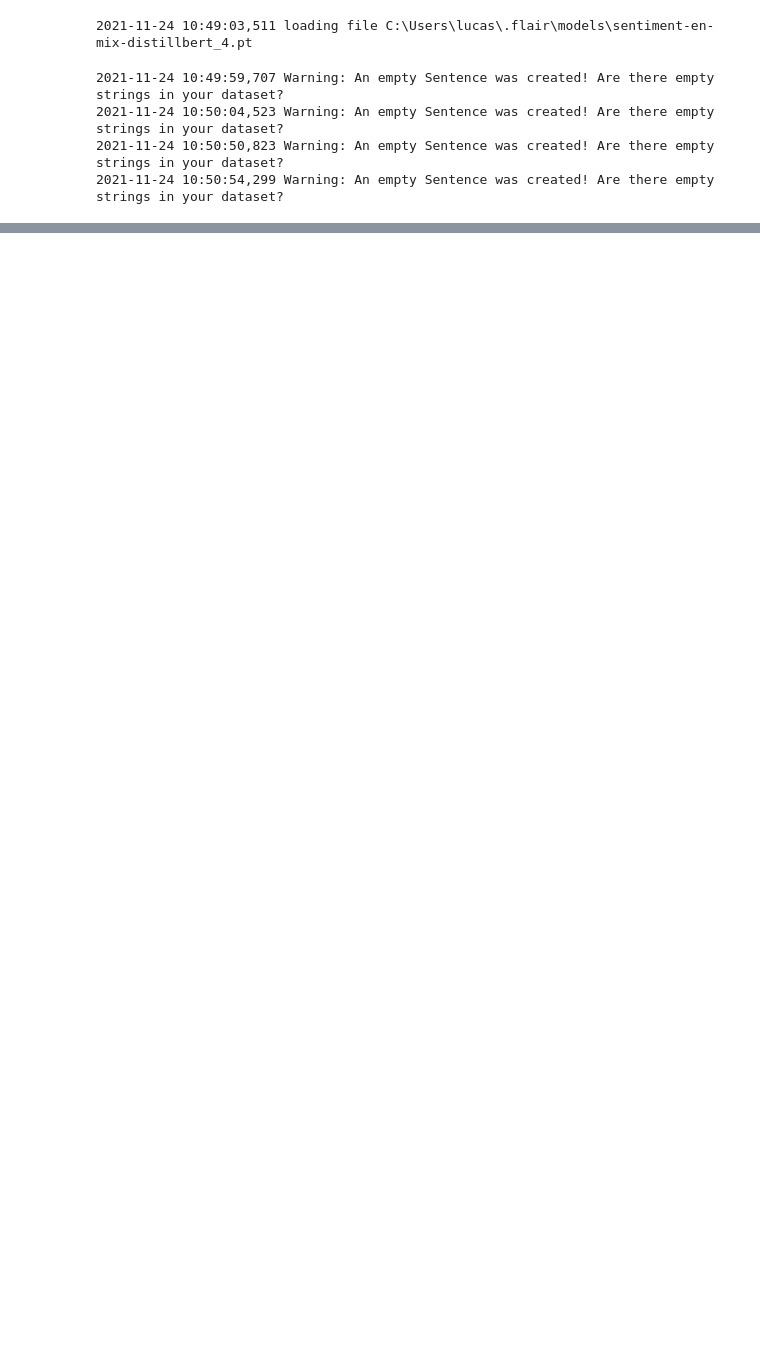
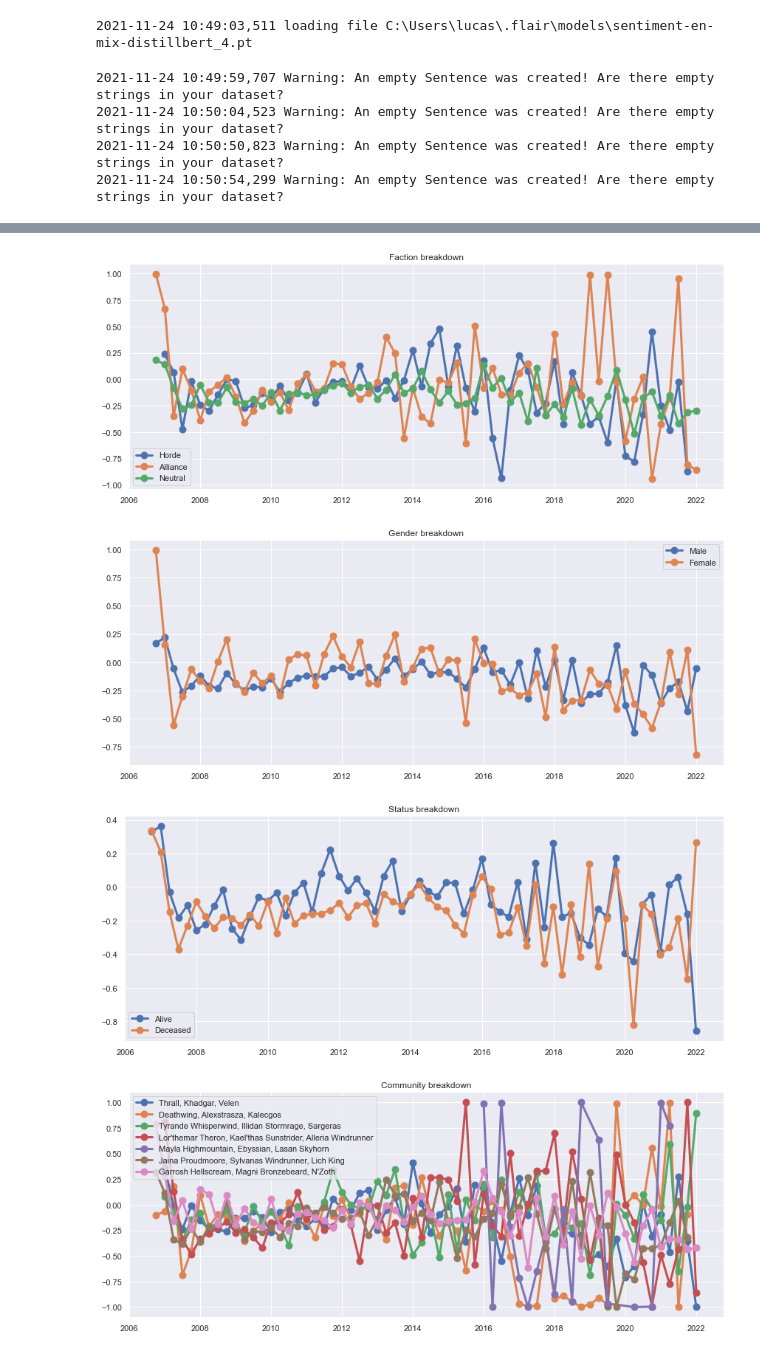
Before and after one commit to simonamtoft/warcraft-major-character-analysis, a Jupyter notebook: Text Analysis (old).ipynb, the cells around one changed output, grey strips where cells are left out. Cells and saved outputs as stored; diff of their text form; code cells hidden in the pictures; blank space fills up the shorter version.

```diff
--- a/Text Analysis (old).ipynb
+++ b/Text Analysis (old).ipynb
@@ -57,0 +76,8 @@ TypeError: Horizontal orientation requires numeric `x` variable.
+# %%
+# read in character DataFrame
+df = pd.read_csv(config.PATH_RES + 'df_chars.csv')
+df = df[df.Name.apply(lambda n: n in char_sentiments)]
+df = df[df.Name.apply(lambda n: n in Gcc)]
+df.Faction = df.Faction.apply(lambda f: {'Horde': 'Horde', 'Alliance': 'Alliance'}.get(f, 'Neutral'))
+df['Community'] = df.Name.apply(lambda n: com_names[next(i for i,C in enumerate(communities) if n in C)])
+df.head()
@@ -57,0 +91,38 @@ TypeError: Horizontal orientation requires numeric `x` variable.
+# %%
+for k,grps in [
+    ('Faction', ['Horde', 'Alliance', 'Neutral']),
+    ('Gender', ['Male', 'Female']),
+    ('Status', ['Alive', 'Deceased']),
+    ('Race', )
+    ('Community', com_names)
+]:
+    plt.figure(figsize=(12,5))
+    for i,val in enumerate(grps):
+        faction_chars = list(df[df[k] == val].Name)
+
+        pairs = []
+        for char in faction_chars:
+            for comment_id,score in char_sentiments[char]:
+                data = char_data[char][comment_id]
+                pairs.append(
+                    {'date': data['date'], 'score': score}
+                )
+        d = pd.DataFrame(pairs)
+        d = d[d.date > datetime(2006,6,1)]
+        d = d[d.date < datetime(2021,11,1)]
+        d = d.resample('Q', on='date')
+        x = list(d.indices)
+        y = d.score.mean().dropna()
+        plt.plot(x, y, 'o-', ms=9, linewidth=3, label=val)
+    plt.title(k + ' breakdown')
+    plt.legend()
+
+
+    plt.tight_layout()
+    plt.show()
+    print('\n'*2)
+# %% [output]
+[figure, added]
+[figure, added]
+[figure, added]
+[figure, added]
```
Also changed, not shown: parts of 8 cells of this notebook.
